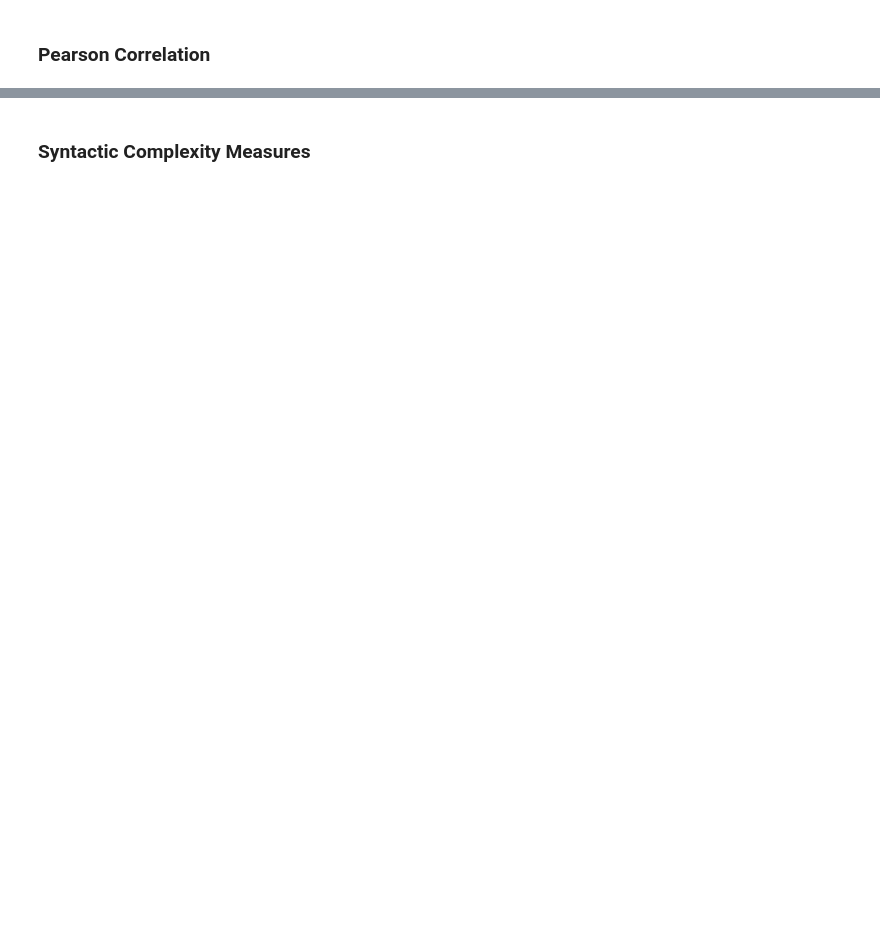
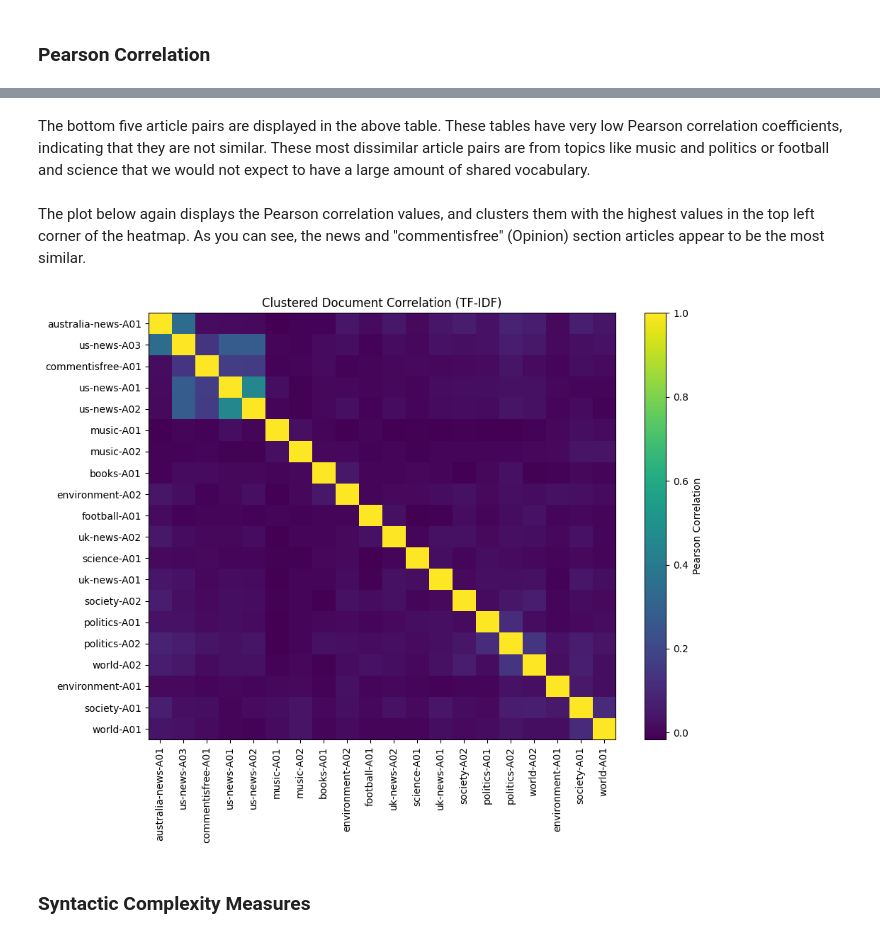
Before and after one commit to PeterdeGuzman/RAGuardianNews, a Jupyter notebook: reports/DataExploration.ipynb, the cells around one changed output, grey strips where cells are left out. Saved outputs shown, nothing was run; the diff lists cells and outputs as text; code cells hidden in the pictures; blank space fills up the shorter version.

```diff
--- a/reports/DataExploration.ipynb
+++ b/reports/DataExploration.ipynb
@@ -418,2 +438,4 @@ We can analyze the top 5 words per document by TF-IDF result.
 # %%
 # pearson correlation
+# compute correlation across documents
+correlation_matrix = tfidf_df.T.corr(method="pearson")
@@ -422,2 +482,35 @@ Write up details of Pearson Correlation results
+# %% [markdown]
+The bottom five article pairs are displayed in the above table. These tables have very low Pearson correlation coefficients, indicating that they are not similar. These most dissimilar article pairs are from topics like music and politics or football and science that we would not expect to have a large amount of shared vocabulary.
+# %% [markdown]
+The plot below again displays the Pearson correlation values, and clusters them with the highest values in the top left corner of the heatmap. As you can see, the news and "commentisfree" (Opinion) section articles appear to be the most similar.
+# %%
+from scipy.cluster.hierarchy import linkage, leaves_list
+import numpy as np
+
+corr = correlation_matrix.astype(float)
+# Hierarchical clustering
+linked = linkage(corr, method="average")
+order = leaves_list(linked)
+
+corr_sorted = corr.iloc[order, order]
+
+fig, ax = plt.subplots(figsize=(10, 8))
+im = ax.imshow(corr_sorted.values, aspect="auto")
+
+plt.colorbar(im).set_label("Pearson Correlation")
+
+sorted_labels = corr_sorted.index.astype(str)
+
+ax.set_xticks(np.arange(len(sorted_labels)))
+ax.set_yticks(np.arange(len(sorted_labels)))
+
+ax.set_xticklabels(sorted_labels, rotation=90)
+ax.set_yticklabels(sorted_labels)
+
+ax.set_title("Clustered Document Correlation (TF-IDF)")
+plt.tight_layout()
+plt.show()
+# %% [output]
+[figure, added]
 # %% [markdown]
 <h3 id="syntactic-complexity-measures">Syntactic Complexity Measures</h3>
```
Also changed, not shown: parts of 27 cells of this notebook, 5 other files.
